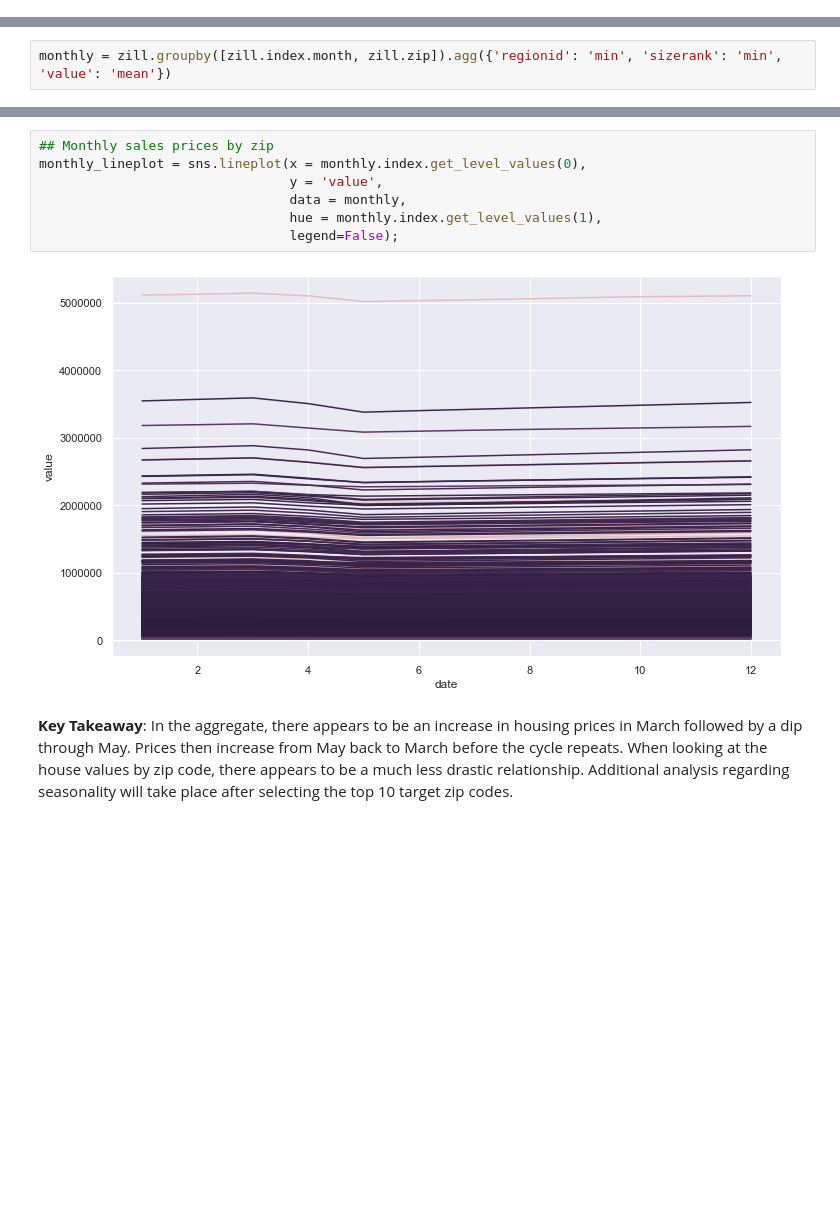
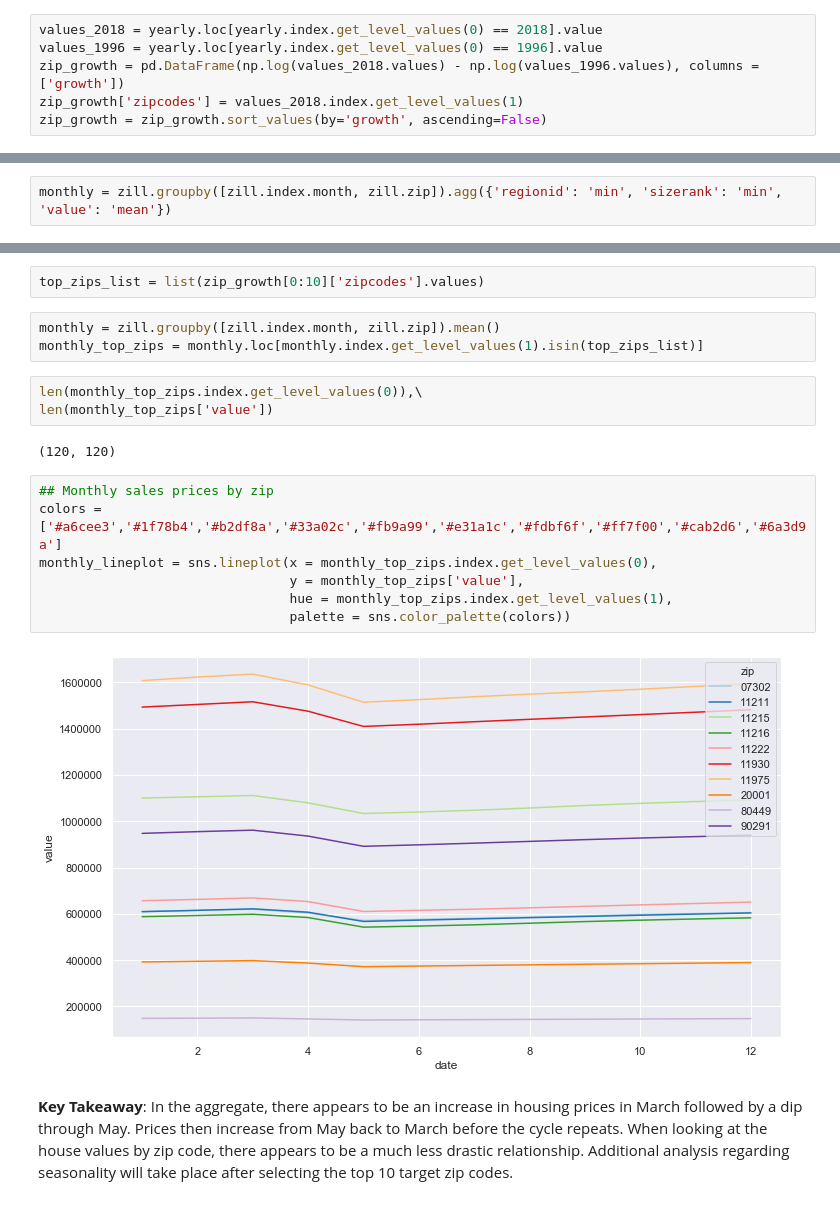
Before and after one commit to Joe-Bit-lab/mod4, a Jupyter notebook: Step01_Data_Cleaning/step01b_exploratory_data_analysis_v2.ipynb, the cells around one changed output, grey strips where cells are left out. Cells and saved outputs as stored; diff of their text form; blank space fills up the shorter version.

```diff
--- a/Step01_Data_Cleaning/step01b_exploratory_data_analysis_v2.ipynb
+++ b/Step01_Data_Cleaning/step01b_exploratory_data_analysis_v2.ipynb
@@ -528,0 +413,6 @@ sns.catplot(x = 'zips',
+# %%
+values_2018 = yearly.loc[yearly.index.get_level_values(0) == 2018].value
+values_1996 = yearly.loc[yearly.index.get_level_values(0) == 1996].value
+zip_growth = pd.DataFrame(np.log(values_2018.values) - np.log(values_1996.values), columns = ['growth'])
+zip_growth['zipcodes'] = values_2018.index.get_level_values(1)
+zip_growth = zip_growth.sort_values(by='growth', ascending=False)
@@ -558,11 +433,21 @@ monthly_lineplot_all = sns.lineplot(x = monthly.index.get_level_values(0),
+# %%
+top_zips_list = list(zip_growth[0:10]['zipcodes'].values)
+# %%
+monthly = zill.groupby([zill.index.month, zill.zip]).mean()
+monthly_top_zips = monthly.loc[monthly.index.get_level_values(1).isin(top_zips_list)]
+# %%
+len(monthly_top_zips.index.get_level_values(0)),\
+len(monthly_top_zips['value'])
+# %% [output]
+(120, 120)
 # %%
 ## Monthly sales prices by zip
-monthly_lineplot = sns.lineplot(x = monthly.index.get_level_values(0),
-                                y = 'value',
-                                data = monthly,
-                                hue = monthly.index.get_level_values(1),
-                                legend=False);
+colors = ['#a6cee3','#1f78b4','#b2df8a','#33a02c','#fb9a99','#e31a1c','#fdbf6f','#ff7f00','#cab2d6','#6a3d9a']
+monthly_lineplot = sns.lineplot(x = monthly_top_zips.index.get_level_values(0),
+                                y = monthly_top_zips['value'],
+                                hue = monthly_top_zips.index.get_level_values(1),
+                                palette = sns.color_palette(colors))
 # %% [output]
-[figure, old version]
+[figure, new version]
 # %% [markdown]
 __Key Takeaway__: In the aggregate, there appears to be an increase in housing prices in March followed by a dip through May.  Prices then increase from May back to March before the cycle repeats.  When looking at the house values by zip code, there appears to be a much less drastic relationship.  Additional analysis regarding seasonality will take place after selecting the top 10 target zip codes.
```
Also changed, not shown: parts of 35 cells of this notebook, 2 other files.
